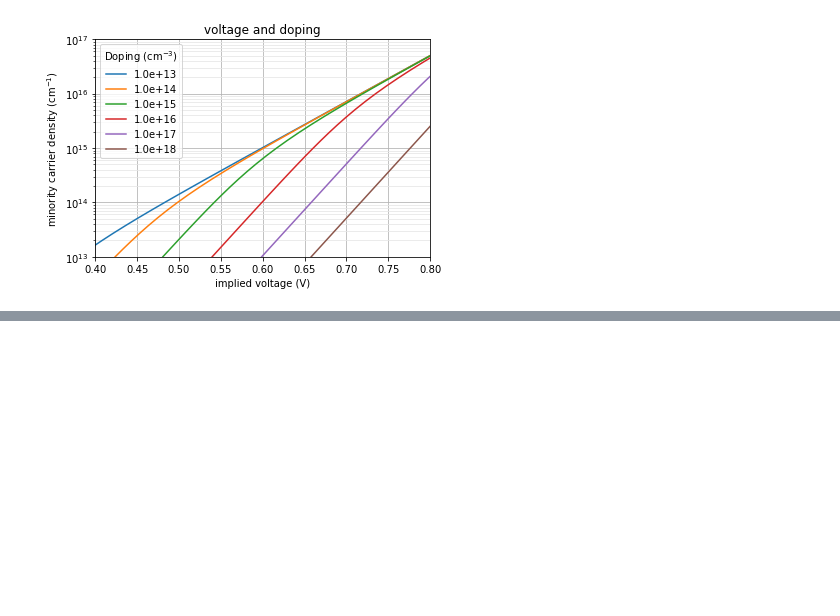
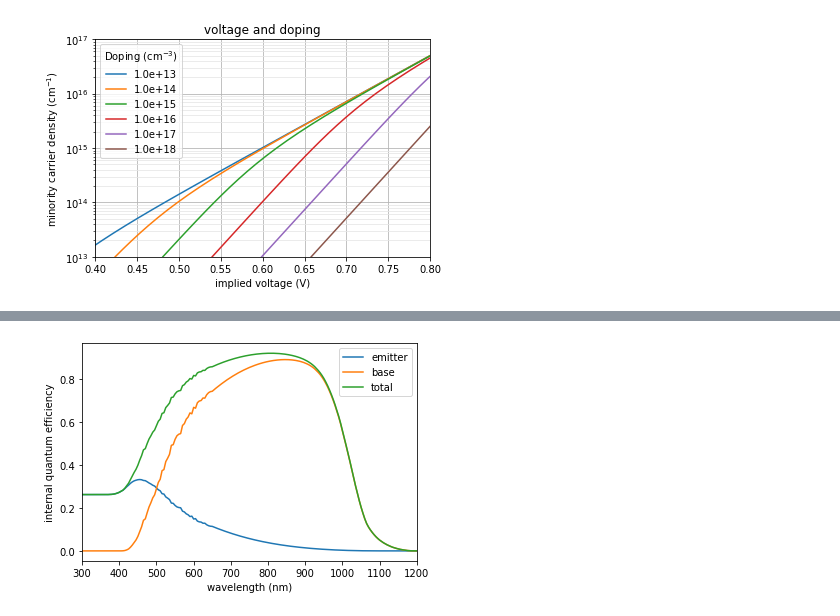
Before and after one commit to pvedu/pvon, a Jupyter notebook: solar_cell.ipynb, the cells around one changed output, grey strips where cells are left out. Cells and saved outputs as stored; diff of their text form; code cells hidden in the pictures; blank space fills up the shorter version.

```diff
--- a/solar_cell.ipynb
+++ b/solar_cell.ipynb
@@ -28,0 +81,15 @@ plt.show()
+# %%
+# add the optical properties
+wavelength, abs_coeff, nd, kd = pv.si.optical_properties()
+QEE, QEB, QED, QET = pv.cell.iqe(abs_coeff, Wd, Se, Le, De, We, Sb, Wb, Lb, Db)
+# %%
+plt.plot(wavelength, QEE, label ='emitter')
+plt.plot(wavelength, QEB, label ='base')
+plt.plot(wavelength, QET, label ='total')
+plt.xlim(300, 1200)
+plt.ylabel('internal quantum efficiency')
+plt.xlabel('wavelength (nm)')
+plt.legend()
+plt.show()
+# %% [output]
+[figure, added]
```
Also changed, not shown: parts of 14 cells of this notebook.
